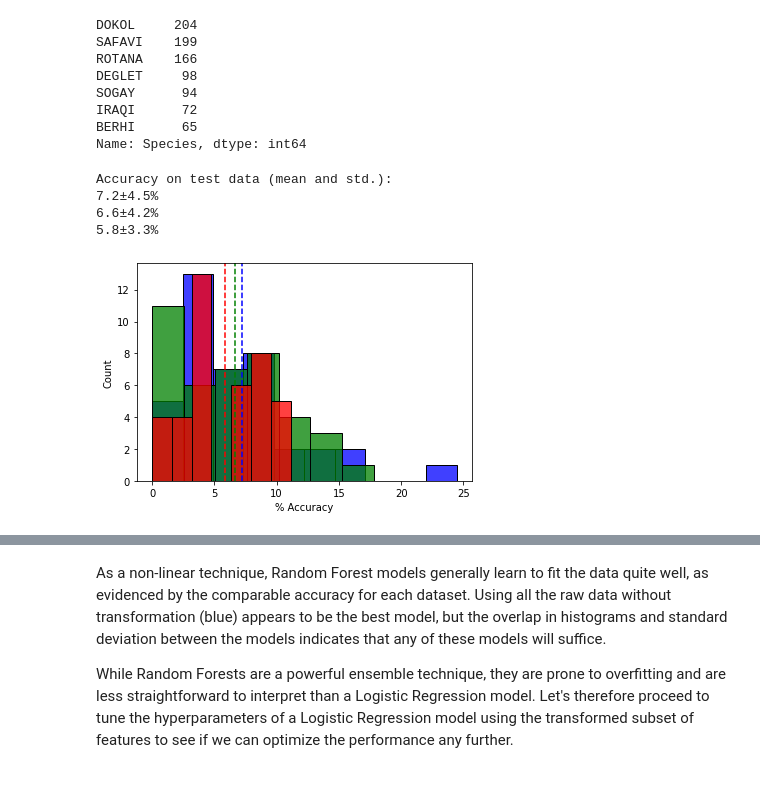
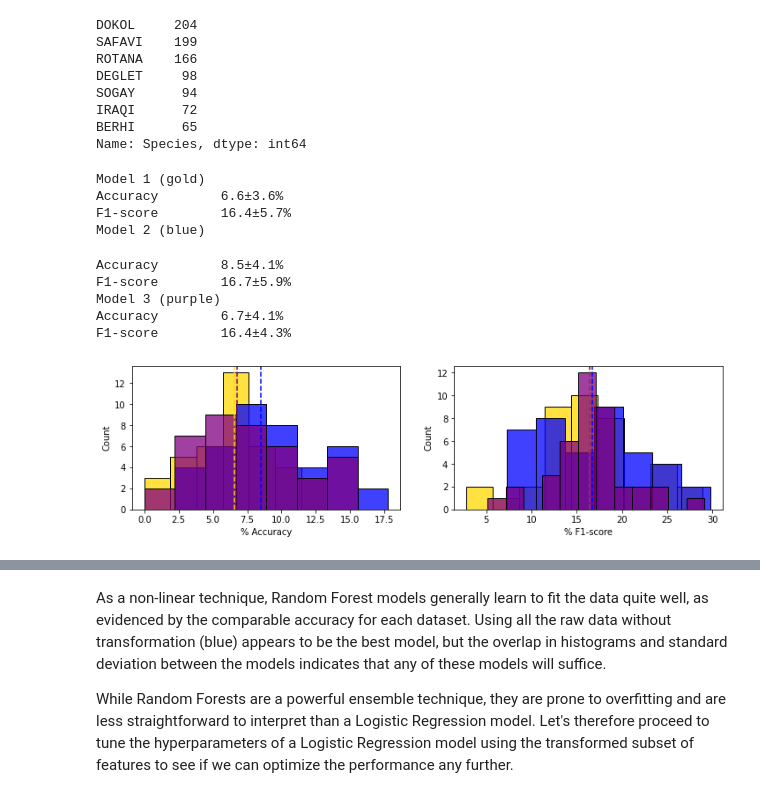
Before and after one commit to kynnemall/Date-Fruit-Dataset-Analysis, a Jupyter notebook: 2-training.ipynb, the cells around one changed output, grey strips where cells are left out. Cells and saved outputs as stored; diff of their text form; code cells hidden in the pictures.

Commit message:
Continued model analysis

```diff
--- a/2-training.ipynb
+++ b/2-training.ipynb
@@ -41,39 +42,52 @@ Name: Species, dtype: int64
 # %%
 rkf = RepeatedKFold(n_splits=20, n_repeats=2, random_state=42)
 dumb = DummyClassifier(strategy="stratified")
 
-def model_performance(dfs, y, model, colors=("blue", "green", "red")):
+def model_performance(dfs, y, model, colors=("gold", "blue", "purple")):
     """
     Loop over a list of dataframes (dfs), apply k-fold cross-validation,
     train on these splits, and report prediction accuracy on the test
     splits. Plot histograms of each models accuracy with a vertical
     line indicating the mean.
     """
     results = []
-    print("Accuracy on test data (mean and std.):")
+    plt.figure(figsize=(12, 3))
     for i, df in enumerate(dfs):
+        print(f"Model {i+1} ({colors[i]})")
         acc = []
+        f1s = []
         X = np.array(df.iloc[:, :-1])
         for train_index, test_index in rkf.split(X):
             X_train, X_test = X[train_index], X[test_index]
             y_train, y_test = y[train_index], y[test_index]
             model.fit(X_train, y_train)
             score = model.score(X_test, y_test)
+            y_pred = model.predict(X_test)
+            f1 = f1_score(y_test, y_pred, average="weighted")
             acc.append(score)
+            f1s.append(f1)
         acc = np.array(acc) * 100
-        sns.histplot(acc, color=colors[i])
-        mean_acc = np.mean(acc)
-        std_acc = np.std(acc)
-        print(f"{mean_acc:.1f}±{std_acc:.1f}%")
-        plt.axvline(mean_acc, c=colors[i], ls="--")
-        plt.xlabel("% Accuracy")
+        f1 = np.array(f1s) * 100
+        for idx,(metric, lbl) in enumerate(zip((acc, f1), ("Accuracy", "F1-score")), 1):
+            plt.subplot(1, 2, idx)
+            sns.histplot(metric, color=colors[i])
+            mean = np.mean(metric)
+            std = np.std(metric)
+            print(f"{lbl}\t{mean:.1f}±{std:.1f}%")
+            plt.axvline(mean, c=colors[i], ls="--")
+            plt.xlabel(f"% {lbl}")
 
 model_performance((df1, df2, df3), y, dumb)
 # %% [output]
-Accuracy on test data (mean and std.):
-7.2±4.5%
-6.6±4.2%
-5.8±3.3%
+Model 1 (gold)
+Accuracy        6.6±3.6%
+F1-score        16.4±5.7%
+Model 2 (blue)
+Accuracy        8.5±4.1%
+F1-score        16.7±5.9%
+Model 3 (purple)
+Accuracy        6.7±4.1%
+F1-score        16.4±4.3%
-[figure, old version]
+[figure, new version]
 # %% [markdown]
 A dummy classifier is useful for establishing baseline performance of a simplistic classifier. For this multiclass classification problem, the classifier makes predictions based on the class distributions in the training data.
```
Also changed, not shown: parts of 9 cells of this notebook, 4 other files.
